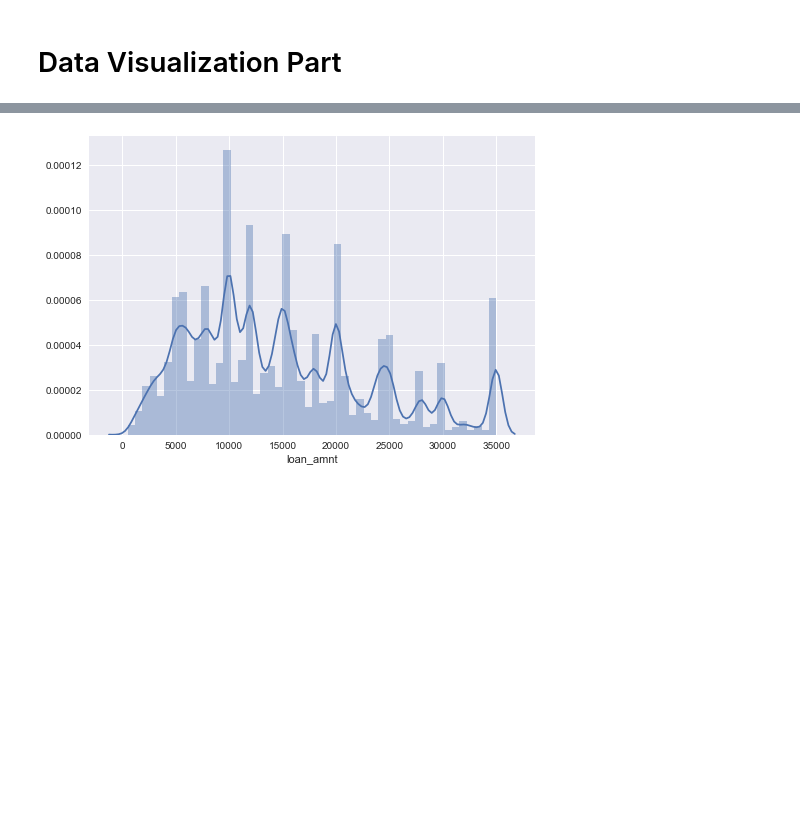
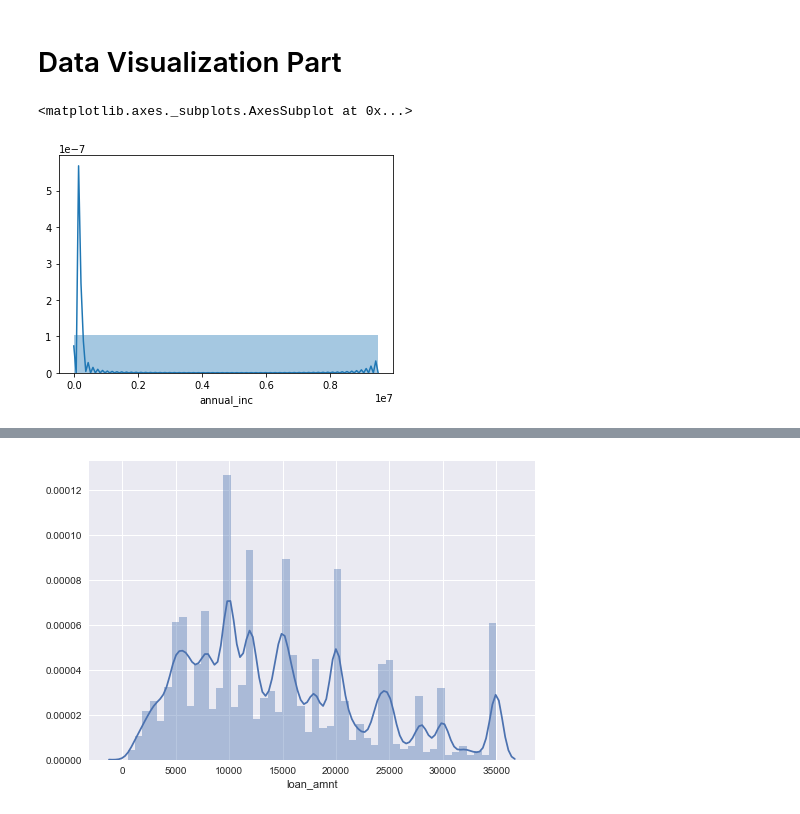
Before and after one commit to sanjogh777/Project1, a Jupyter notebook: Data Visualization/Data Visualization.ipynb, the cells around one changed output, grey strips where cells are left out. Cells and saved outputs as stored; diff of their text form; code cells hidden in the pictures; blank space fills up the shorter version.

```diff
--- a/Data Visualization/Data Visualization.ipynb
+++ b/Data Visualization/Data Visualization.ipynb
@@ -48,5 +119,10 @@ loan2.head()
 # %% [markdown]
 # Data Visualization Part
+# %%
+sns.distplot(loan2['annual_inc'], bins = 1)
+# %% [output]
+<matplotlib.axes._subplots.AxesSubplot at 0x...>
+[figure, added]
 # %%
 sns.distplot(loan2["loan_amnt"])
 # %% [output]
```
Also changed, not shown: parts of 9 cells of this notebook, 1 other file.
